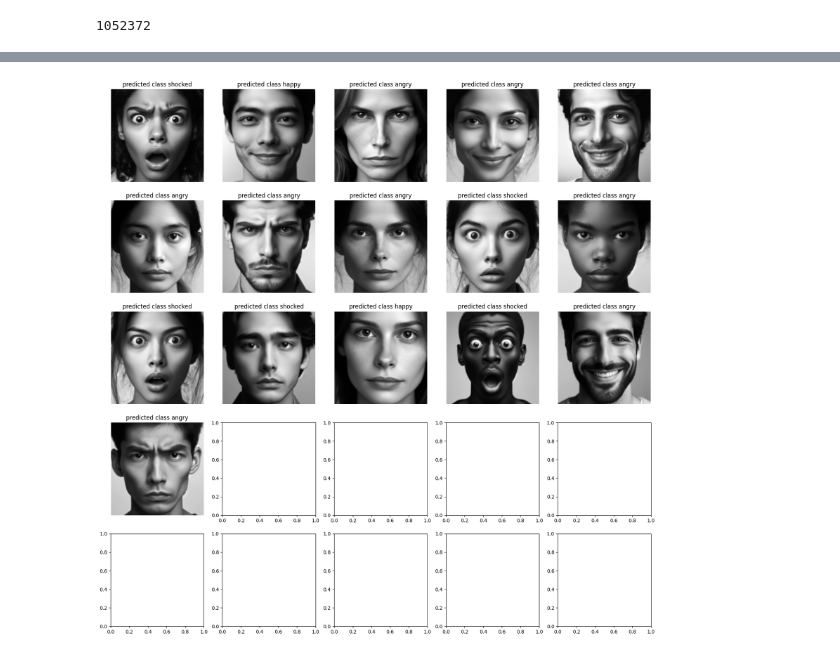
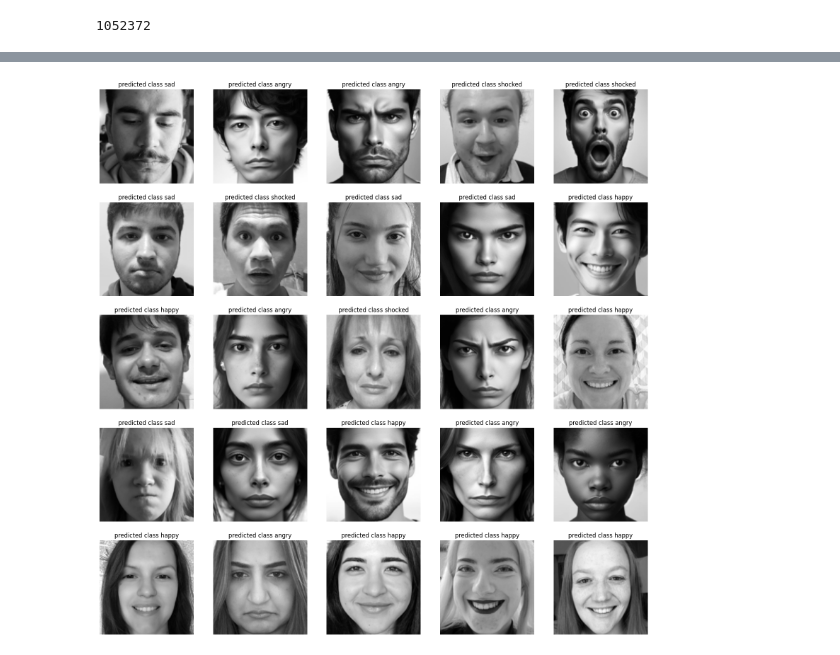
Before and after one commit to abdullahbilici/Emotion-Detection, a Jupyter notebook: src/model.ipynb, the cells around one changed output, grey strips where cells are left out. Saved outputs shown, nothing was run; the diff lists cells and outputs as text; code cells hidden in the pictures.

Commit message:
best working model so far

```diff
--- a/src/model.ipynb
+++ b/src/model.ipynb
@@ -29,6 +25,4 @@ ai_data = np.load(ai_data_path)
 combined_data = np.concatenate([real_data, ai_data], axis = 0)
 
 # we apply stratified sampling
-X_train, X_test, y_train, y_test = train_test_split(combined_data[:,:-1], combined_data[:,-1], test_size=0.2, stratify=combined_data[:,-1])
+X_train, X_test, y_train, y_test = train_test_split(combined_data[:,:-1], combined_data[:,-1], test_size=0.3, stratify=combined_data[:,-1])
-# %%
-X_train, X_test, y_train, y_test = train_test_split(ai_data[:,:-1], ai_data[:,-1], test_size=0.2, stratify=ai_data[:,-1])
@@ -85,7 +83,7 @@ N_test = test_data.size
 n_epoch = 100
 
 model = CNN128()
-optimizer = optim.Adam(model.parameters(), lr = 5e-3)
+optimizer = optim.Adam(model.parameters(), lr = 3e-4)
 criterion = nn.CrossEntropyLoss(reduction="sum")
 
 model.to(DEVICE)
@@ -95,21 +93,11 @@ losses = {"train": list(), "test": list()}
 best_test_loss = float('inf')
 
 for epoch in range(n_epoch):
-    data_transforms = transforms.Compose([
-        transforms.ToPILImage(),
-
-        transforms.RandomApply([transforms.RandomAffine(degrees=5, translate=(0.05, 0.05), scale=(0.95, 1.05))], p=0.5),
-
-        transforms.RandomApply([transforms.GaussianBlur(kernel_size=(3, 3), sigma=(0.1, 2.0))], p=0.3),
-
-        transforms.ToTensor(),
-    ])
-
-    train_data = DataLoader(data=[X_train, y_train], shuffle=True, batch_size=8, shape=[128,128], device=DEVICE, transform=data_transforms)
     model.train()
 
     running_loss = .0
     for X_batch, y_batch in train_data:
+
 
         y_pred = model(X_batch.float())
 
@@ -119,29 +107,29 @@ for epoch in range(n_epoch):
         loss.backward()
         optimizer.step()
 
-        running_loss = loss.item()
+        running_loss += loss.item()
 
     running_loss /= N
 
 
     # test the model
     model.eval()
-    predictions = model(test_data.X.float())
+    predictions = model(test_data.X.to(DEVICE).float())
     pred_class = torch.argmax(predictions, axis = 1)
-    test_acc = (pred_class == test_data.y).float().mean()
-    test_loss = criterion(predictions, test_data.y.long()).item() / N_test
+    test_acc = (pred_class == test_data.y.to(DEVICE)).float().mean()
+    test_loss = criterion(predictions, test_data.y.to(DEVICE).long()).item() / N_test
 
     print(f"Epoch: {epoch+1:>2}, Train loss: \033[92m{running_loss:.4f}\033[0m, Test loss: \033[94m{test_loss:.4f}\033[0m, Test accuracy: {colorize_accuracy(test_acc)}{test_acc:.4f}\033[0m.")
 
     # save the best model
     if test_loss < best_test_loss:
-        best_test_loss == test_loss
-        best_model = model.state_dict()
+        best_test_loss = test_loss
+        torch.save(model.state_dict(), '../model/model_1')
 
     losses["train"].append(running_loss)
     losses["test"].append(test_loss)
 
 
 # load the best model
-model.load_state_dict(best_model)
+model.load_state_dict(torch.load('../model/model_1'))
 # %% [output]
@@ -166,21 +154,21 @@ Epoch: 100, Train loss: 0.1212, Test loss: 1.1330, Test accuracy: 0.5625.
 # %%
 emotion_map = {0.:"angry", 1.:"happy", 2.:"sad", 3.:"shocked"}
 
-predictions = model(test_data.X.float()).argmax(axis = 1)
+predictions = model(test_data.X.to(DEVICE).float()).argmax(axis = 1)
 
 
 fig, axs = plt.subplots(5, 5, figsize=(20, 20))
 
 axs = axs.flatten()
 # Loop through each image and plot it
 for i in range(test_data.size):
     if i == 25:
         break
-    axs[i].imshow(test_data.X[i].cpu().squeeze(), cmap='gray')  # Assuming grayscale images
+    axs[i].imshow(test_data.X[i].squeeze(), cmap='gray')  # Assuming grayscale images
     axs[i].axis('off')  # Turn off axis labels
     axs[i].set_title(f"predicted class {emotion_map[int(predictions[i])]}")  # Add a title for each subplot
 
 plt.show()
 # %% [output]
-[figure, old version]
+[figure, new version]
 # %%
```
Also changed, not shown: parts of 16 cells of this notebook, 4 other files.
